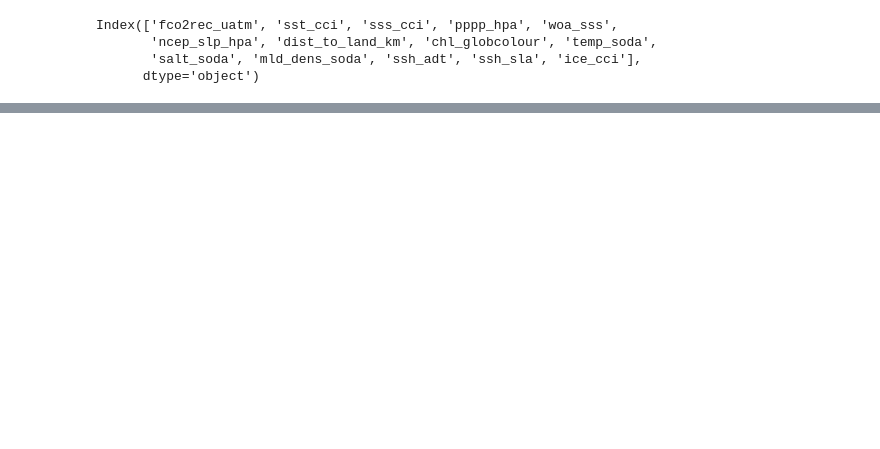
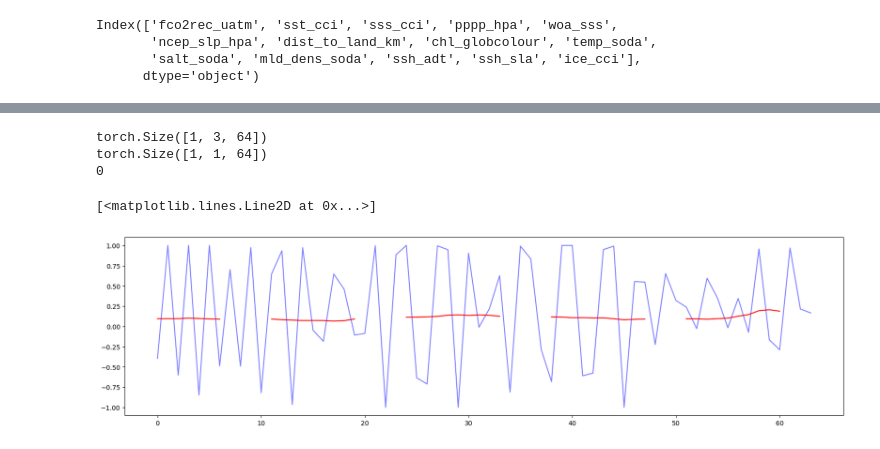
Before and after one commit to ebrusoni/fco2diffusion, a Jupyter notebook: training/train1d.ipynb, the cells around one changed output, grey strips where cells are left out. Saved outputs shown, nothing was run; the diff lists cells and outputs as text; code cells hidden in the pictures; blank space fills up the shorter version.

```diff
--- a/training/train1d.ipynb
+++ b/training/train1d.ipynb
@@ -168,0 +237,41 @@ plt.show()
+# %%
+ix = 0
+fco2 = torch.from_numpy(val_ds[ix, 0:1, :]).float().view(1, 1, -1)
+nan_sample = torch.where(torch.isnan(fco2), torch.zeros_like(fco2), fco2)
+context = torch.from_numpy(val_ds[ix, 1:, :]).float().view(1, 3, -1)
+print(context.shape)
+print(sample.shape)
+
+n_samples = 1
+samples = []
+for ix in range(n_samples):
+    print(ix)
+    sample = torch.randn(1, 1, 64)
+    for i, t in enumerate(noise_scheduler.timesteps):
+        mask = torch.ones_like(sample).bool()
+        # concat noise, context and mask
+        sample_context = torch.cat([sample, context, mask], dim=1)
+
+        # Get model pred
+        with torch.no_grad():
+            residual = model(sample_context, t, return_dict=False)[0]
+
+        # Update sample with step
+        sample = noise_scheduler.step(residual, t, sample).prev_sample
+    samples.append(sample)
+
+samples = torch.cat(samples, dim=0)
+samples = samples.squeeze(1).detach().numpy()
+fig, axs = plt.subplots(1, 1, figsize=(20, 5))
+axs.plot(samples.T, color='blue', alpha=0.5)
+axs.plot(fco2.flatten(), label='true fco2', color='red')
+
+
+
+# plot final samples
+# %% [output]
+torch.Size([1, 3, 64])
+torch.Size([1, 1, 64])
+0
+[<matplotlib.lines.Line2D at 0x...>]
+[figure, added]
```
Also changed, not shown: parts of 10 cells of this notebook, 1 other file.
